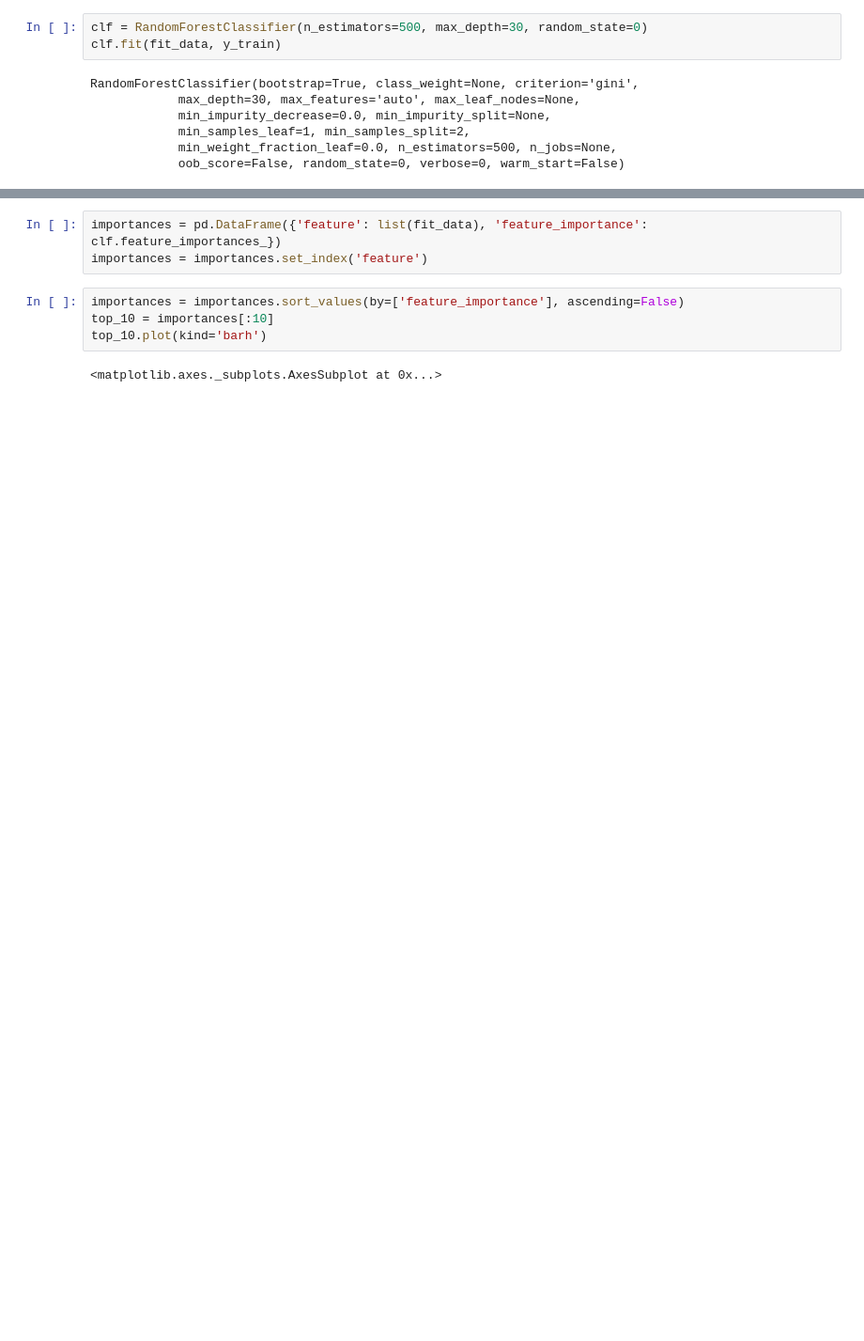
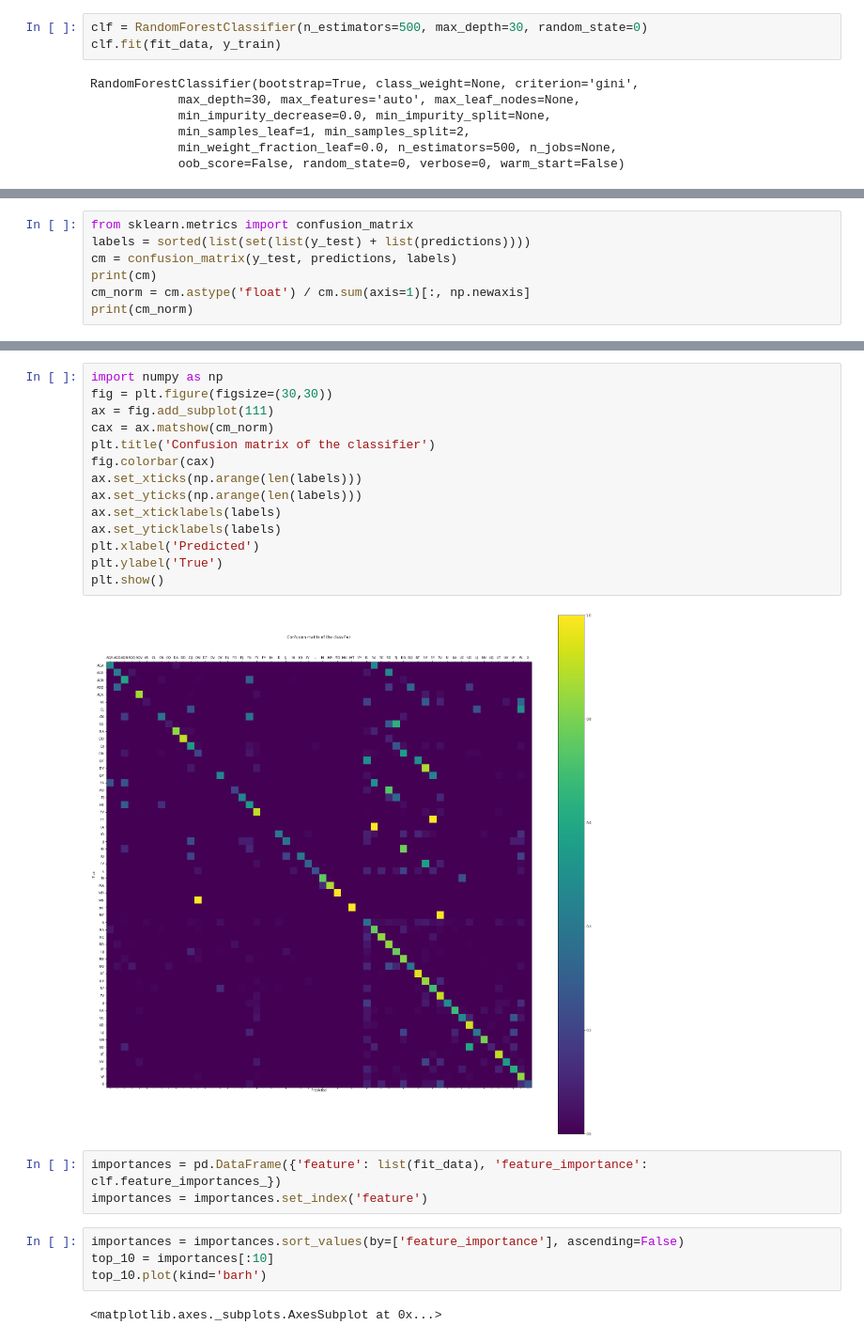
Before and after one commit to leticiawanderley/cmput664, a Jupyter notebook: Error type classification - Random Forest.ipynb, the cells around one changed output, grey strips where cells are left out. Shown: that part at 94% size. Drawn from its saved outputs; the diff is of its cells as text; blank space fills up the shorter version.

```diff
--- a/Error type classification - Random Forest.ipynb
+++ b/Error type classification - Random Forest.ipynb
@@ -114,0 +95,7 @@ W RT 2
+# %%
+from sklearn.metrics import confusion_matrix
+labels = sorted(list(set(list(y_test) + list(predictions))))
+cm = confusion_matrix(y_test, predictions, labels)
+print(cm)
+cm_norm = cm.astype('float') / cm.sum(axis=1)[:, np.newaxis]
+print(cm_norm)
@@ -115,3 +117,19 @@ W RT 2
+# %%
+import numpy as np
+fig = plt.figure(figsize=(30,30))
+ax = fig.add_subplot(111)
+cax = ax.matshow(cm_norm)
+plt.title('Confusion matrix of the classifier')
+fig.colorbar(cax)
+ax.set_xticks(np.arange(len(labels)))
+ax.set_yticks(np.arange(len(labels)))
+ax.set_xticklabels(labels)
+ax.set_yticklabels(labels)
+plt.xlabel('Predicted')
+plt.ylabel('True')
+plt.show()
+# %% [output]
+[figure, added]
 # %%
 importances = pd.DataFrame({'feature': list(fit_data), 'feature_importance': clf.feature_importances_})
 importances = importances.set_index('feature')
```
Also changed, not shown: parts of 6 cells of this notebook, 1 other file.
